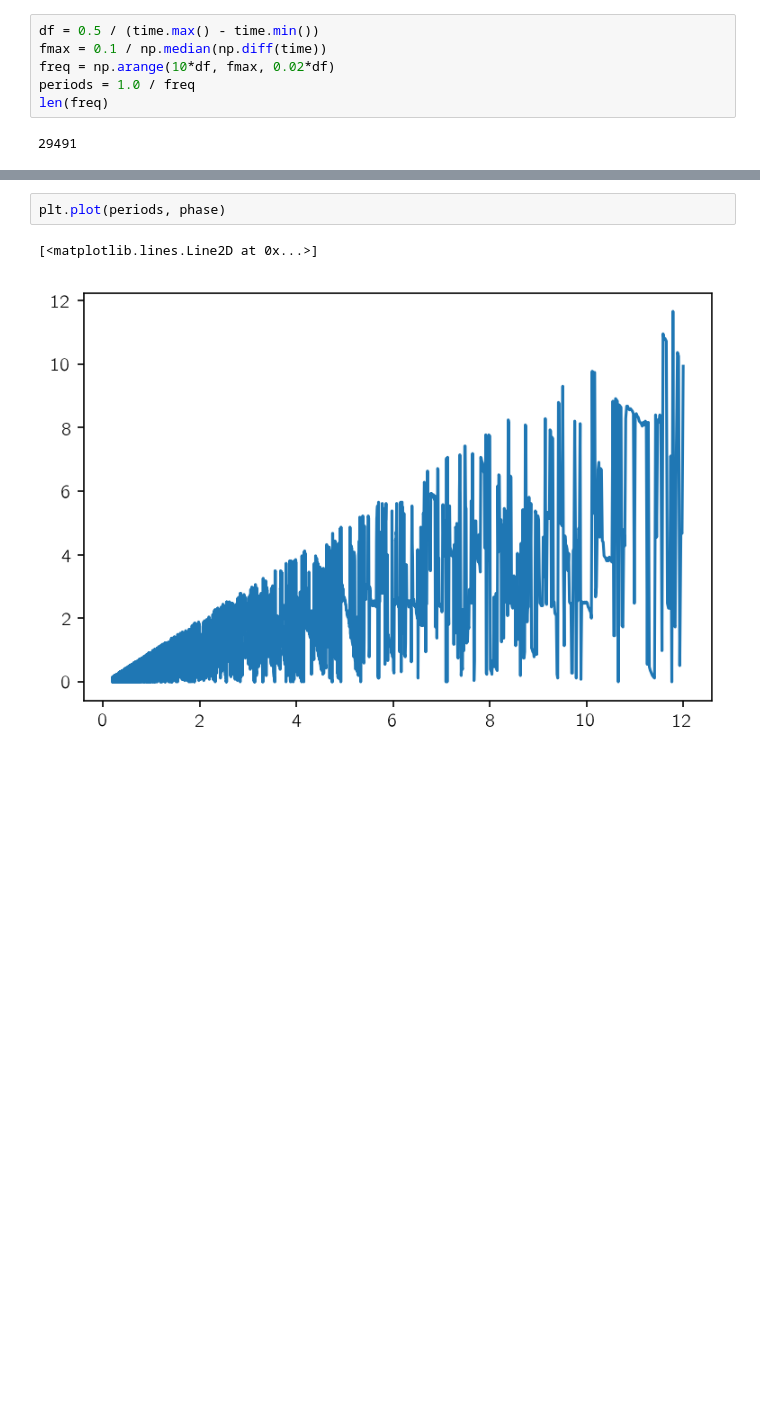
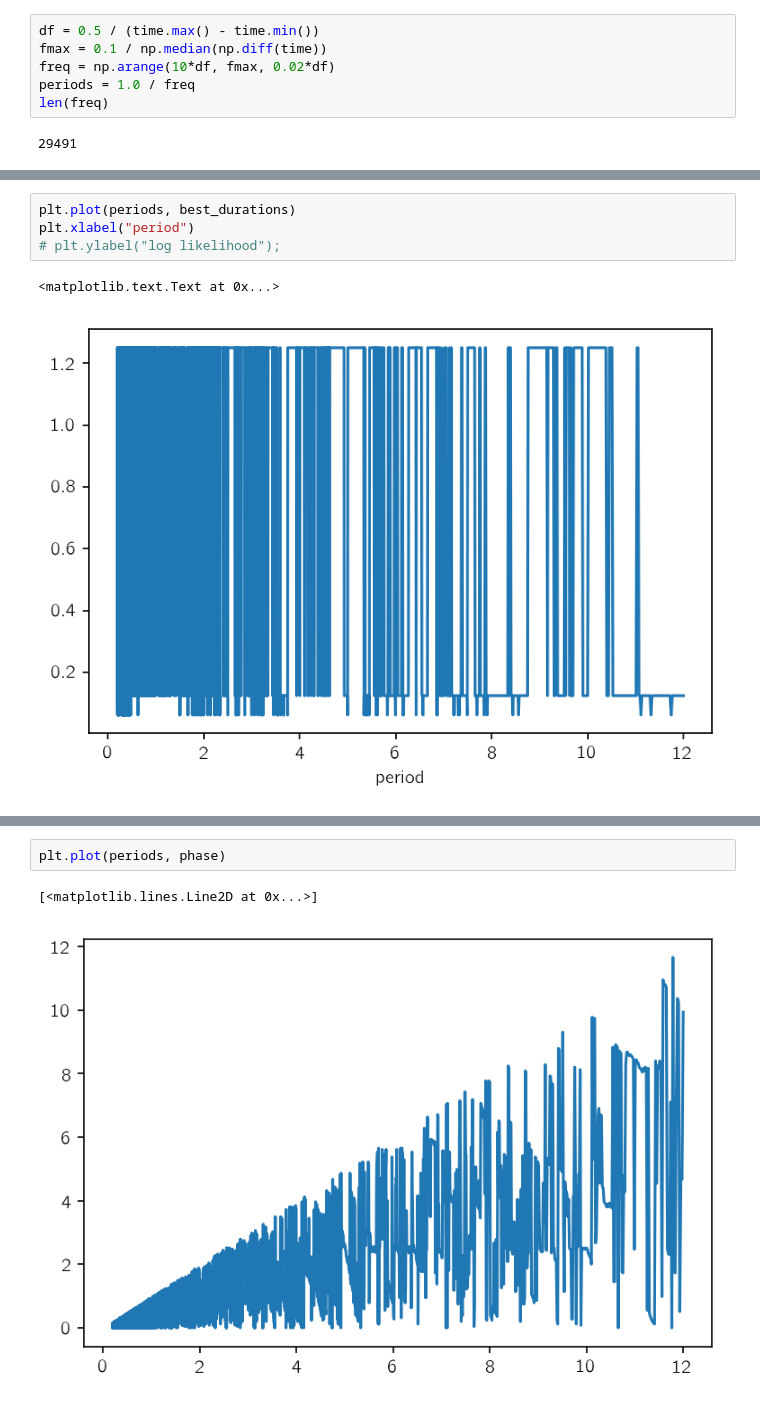
Before and after one commit to mirca/transit-periodogram, a Jupyter notebook: transit_periodogram/examples/demo.ipynb, the cells around one changed output, grey strips where cells are left out. Drawn from its saved outputs; the diff is of its cells as text; blank space fills up the shorter version.

```diff
--- a/transit_periodogram/examples/demo.ipynb
+++ b/transit_periodogram/examples/demo.ipynb
@@ -72,3 +72,10 @@ plt.ylabel("log likelihood");
+# %%
+plt.plot(periods, best_durations)
+plt.xlabel("period")
+# plt.ylabel("log likelihood");
+# %% [output]
+<matplotlib.text.Text at 0x...>
+[figure, added]
 # %%
 plt.plot(periods, depth)
 plt.xlabel("period")
```
Also changed, not shown: parts of 7 cells of this notebook, 1 other file.
